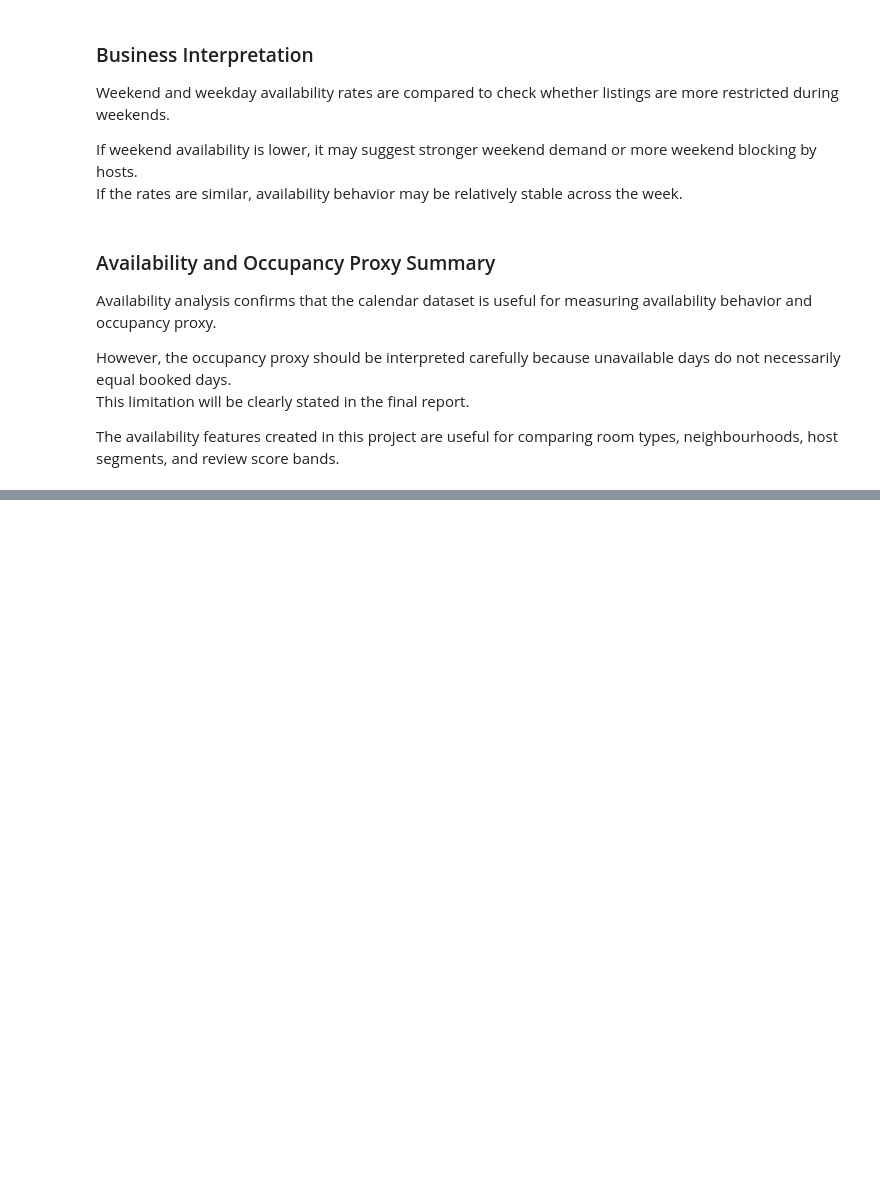
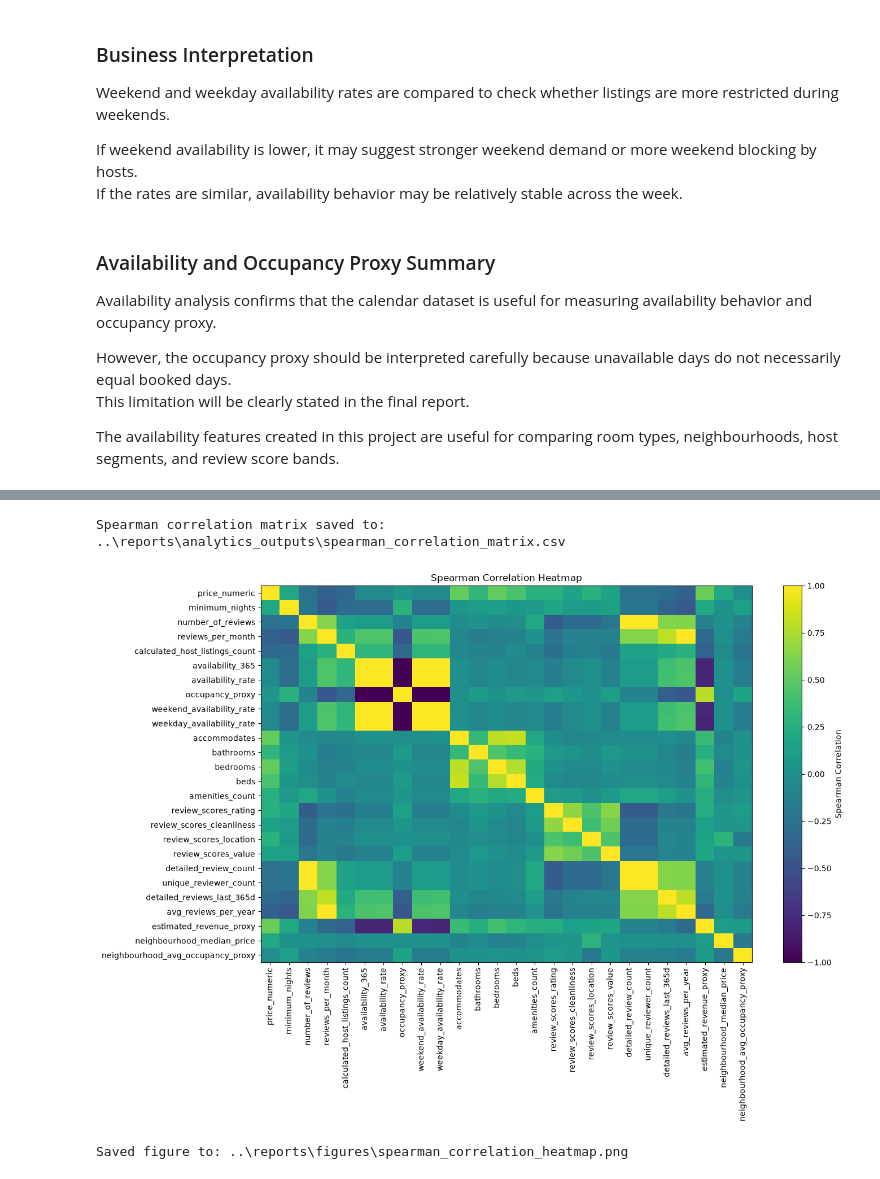
Before and after one commit to Tnadeeja/Inside-Airbnb-Market-Intelligence-Platform-Data-Engineering-Analytics-AI, a Jupyter notebook: notebooks/03_eda_business_analysis.ipynb, the cells around one changed output, grey strips where cells are left out. Drawn from its saved outputs; the diff is of its cells as text; code cells hidden in the pictures; blank space fills up the shorter version.

Commit message:
Add correlation analysis for EDA feature relationships

```diff
--- a/notebooks/03_eda_business_analysis.ipynb
+++ b/notebooks/03_eda_business_analysis.ipynb
@@ -1151,0 +1251,4 @@ The availability features created in this project are useful for comparing room
+# %%
+spearman_corr = correlation_df.corr(method="spearman", numeric_only=True)
+
+spearman_corr
@@ -1151,0 +1273,35 @@ The availability features created in this project are useful for comparing room
+# %%
+spearman_corr_output_path = PROJECT_ROOT / "reports" / "analytics_outputs" / "spearman_correlation_matrix.csv"
+
+spearman_corr.to_csv(spearman_corr_output_path)
+
+print(f"Spearman correlation matrix saved to: {spearman_corr_output_path}")
+# %% [output]
+Spearman correlation matrix saved to: ..\reports\analytics_outputs\spearman_correlation_matrix.csv
+# %%
+plt.figure(figsize=(14, 10))
+plt.imshow(spearman_corr, aspect="auto")
+plt.colorbar(label="Spearman Correlation")
+plt.title("Spearman Correlation Heatmap")
+
+plt.xticks(
+    ticks=range(len(spearman_corr.columns)),
+    labels=spearman_corr.columns,
+    rotation=90
+)
+
+plt.yticks(
+    ticks=range(len(spearman_corr.index)),
+    labels=spearman_corr.index
+)
+
+plt.tight_layout()
+
+output_path = FIGURES_PATH / "spearman_correlation_heatmap.png"
+plt.savefig(output_path, dpi=300)
+plt.show()
+
+print(f"Saved figure to: {output_path}")
+# %% [output]
+[figure, added]
+Saved figure to: ..\reports\figures\spearman_correlation_heatmap.png
```
Also changed, not shown: parts of 11 cells of this notebook, 6 other files.
